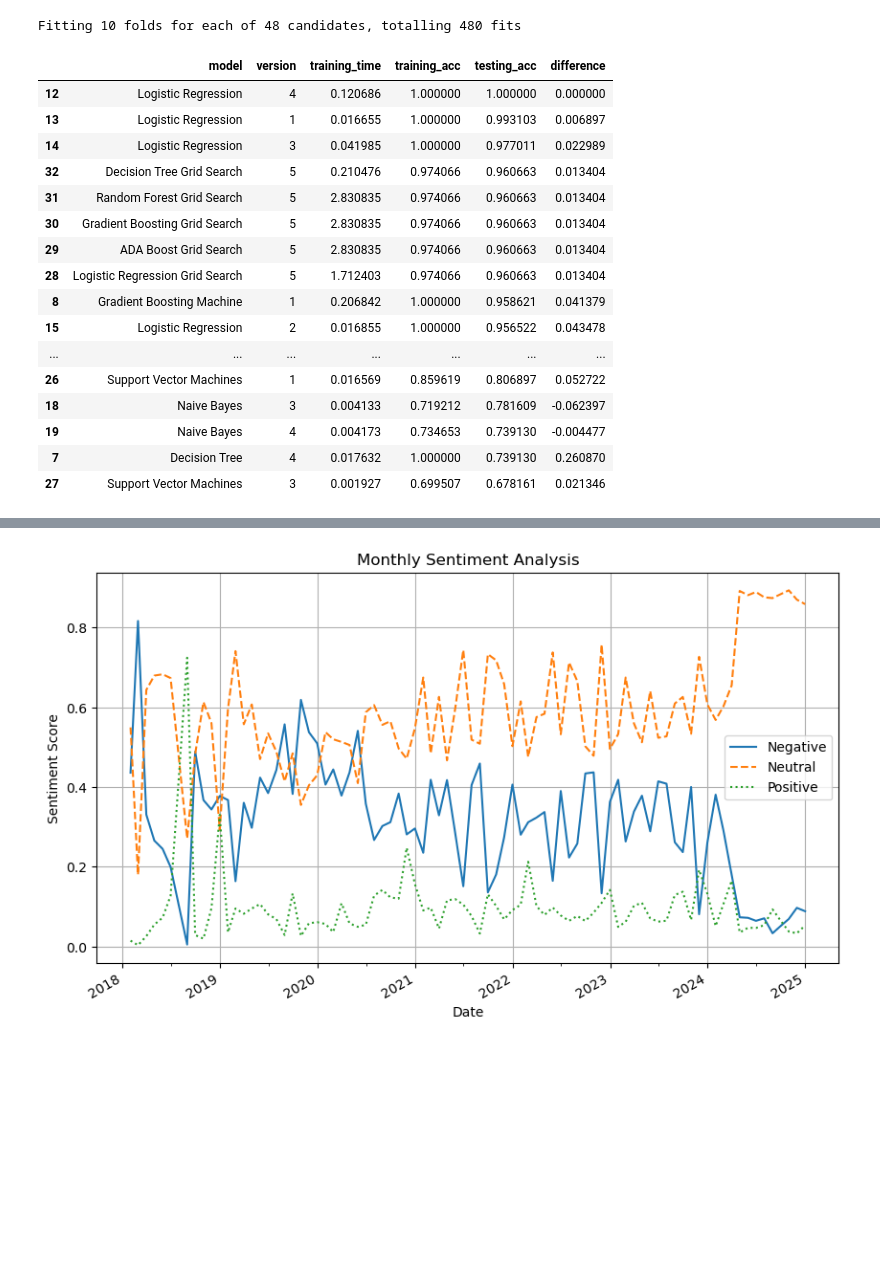
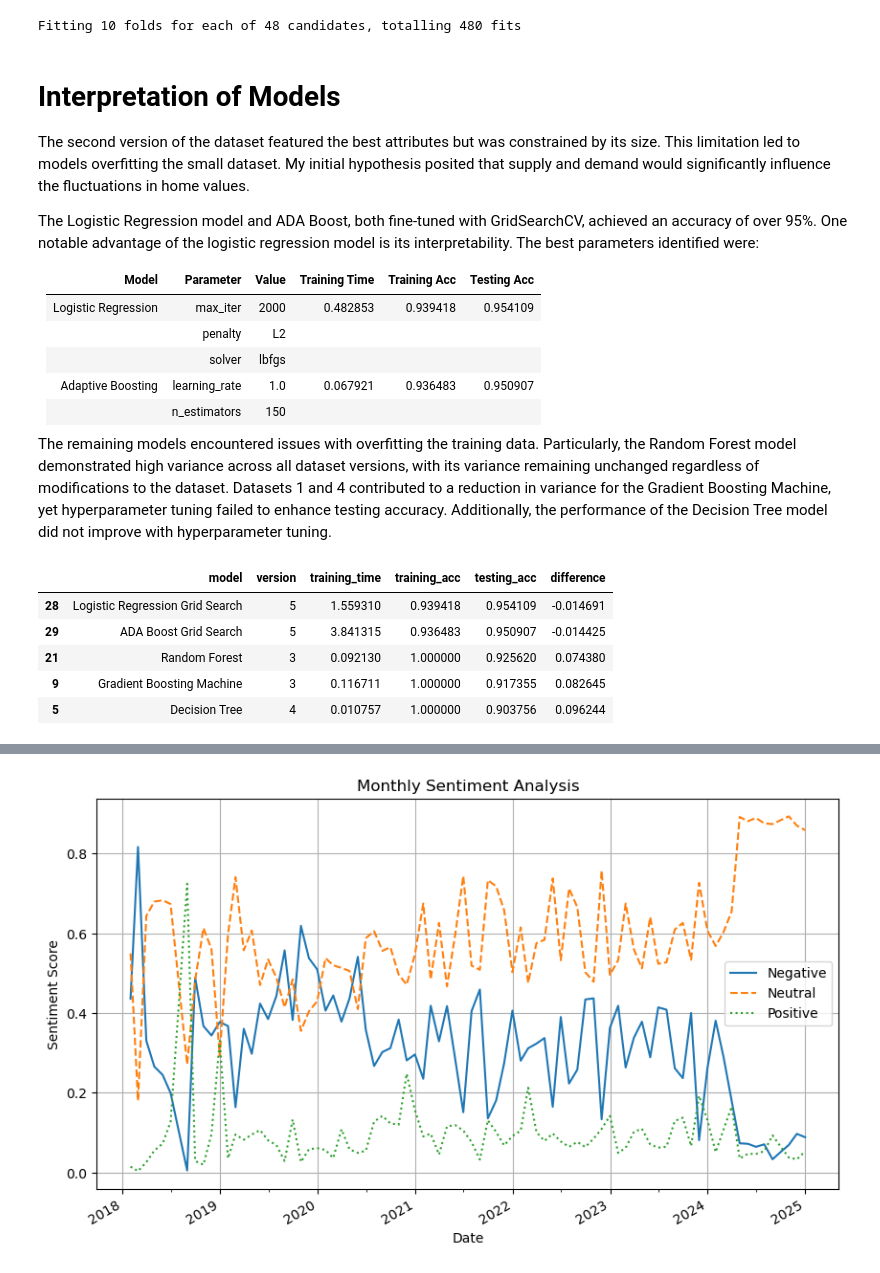
Before and after one commit to teemak/capstone, a Jupyter notebook: 7_find_best_model.ipynb, the cells around one changed output, grey strips where cells are left out. Drawn from its saved outputs; the diff is of its cells as text; code cells hidden in the pictures; blank space fills up the shorter version.

```diff
--- a/7_find_best_model.ipynb
+++ b/7_find_best_model.ipynb
@@ -161,6 +156,7 @@ df = econ_value_sentiment_df_3.copy()
 
 label_encoder = LabelEncoder()
 df['sentiment'] = label_encoder.fit_transform(df['sentiment'])
+df = df.drop(columns=['next_value']).copy()
 
 econ_value_sentiment_df_3 = df
 # %% [markdown]
@@ -183,11 +179,11 @@ econ_value_sentiment_df_3 = df
 # DO NOT MUTATE
 models_df = pd.DataFrame(columns=['model', 'version', 'training_time', 'training_acc', 'testing_acc', 'difference'])
 # %%
-df_1 = original_df.copy()               # target variable already set
-df_2 = new_haven_county_df.copy()       # need label encoder
-df_3 = econ_value_sentiment_df.copy()   # values by county (monthly units)
-df_4 = econ_value_sentiment_df_2.copy() # weekly units (home values, economic indicators, news headline sentiment)
-df_5 = econ_value_sentiment_df_3.copy() # weekly units (home values, economic indicators, news headline sentiment) - target new haven prices with increase columns removed
+df_1 = baseline_df.copy()
+df_2 = new_haven_county_df.copy()
+df_3 = econ_value_sentiment_df.copy()
+df_4 = econ_value_sentiment_df_2.copy()
+df_5 = econ_value_sentiment_df_3.copy()
 
 df = df_1
 version = 1
@@ -205,6 +201,10 @@ target = 'increase'
 X = df.drop(columns=[target]).copy()
 y = df[target]
 
+if version > 1:
+    oversampler = RandomOverSampler(sampling_strategy=1)
+    X, y = oversampler.fit_resample(X, y)
+
 X_train, X_test, y_train, y_test = train_test_split(X, y, test_size=test_size, random_state=42)
 # %% [markdown]
 ## Identify Best Model
@@ -399,6 +400,9 @@ target = 'increase'
 X = df.drop(columns=[target]).copy()
 y = df[target]
 
+oversampler = RandomOverSampler(sampling_strategy=1)
+X, y = oversampler.fit_resample(X, y)
+
 X_train, X_test, y_train, y_test = train_test_split(X, y, test_size=test_size, random_state=42)
 # %%
 lr = LogisticRegression()
@@ -535,24 +539,28 @@ difference = training_acc - testing_acc
 
 dt_df = pd.DataFrame({'model': model, 'version': version, 'training_time': training_time, 'training_acc': training_acc, 'testing_acc': testing_acc, 'difference': difference}, index=[0])
 models_df = pd.concat([models_df, dt_df], ignore_index=True)
+# %% [markdown]
+# Interpretation of Models
+The second version of the dataset featured the best attributes but was constrained by its size. This limitation led to models overfitting the small dataset. My initial hypothesis posited that supply and demand would significantly influence the fluctuations in home values.
+
+The Logistic Regression model and ADA Boost, both fine-tuned with GridSearchCV, achieved an accuracy of over 95%. One notable advantage of the logistic regression model is its interpretability. The best parameters identified were:
+
+| Model               | Parameter     | Value  | Training Time | Training Acc | Testing Acc |
+| ------------------- |---------------|--------|---------------| -------------|-------------|
+| Logistic Regression | max_iter      | 2000   | 0.482853      | 0.939418     | 0.954109    |
+|                     | penalty       | L2     |               |              |             |
+|                     | solver        | lbfgs  |               |              |             |
+| Adaptive Boosting   | learning_rate | 1.0    | 0.067921      | 0.936483     | 0.950907    |
+|                     | n_estimators  | 150    |
+
+The remaining models encountered issues with overfitting the training data. Particularly, the Random Forest model demonstrated high variance across all dataset versions, with its variance remaining unchanged regardless of modifications to the dataset. Datasets 1 and 4 contributed to a reduction in variance for the Gradient Boosting Machine, yet hyperparameter tuning failed to enhance testing accuracy. Additionally, the performance of the Decision Tree model did not improve with hyperparameter tuning.
 # %%
-models_df = models_df.sort_values(by=['testing_acc'], ascending=[False])
-models_df
+no_v2 = models_df[models_df['version'] != 2]
+no_v2.sort_values(by=['testing_acc'], ascending=[False]).head(5)
 # %% [output]
 |  | model | version | training_time | training_acc | testing_acc | difference |
-| 12 | Logistic Regression | 4 | 0.120686 | 1.000000 | 1.000000 | 0.000000 |
-| 13 | Logistic Regression | 1 | 0.016655 | 1.000000 | 0.993103 | 0.006897 |
-| 14 | Logistic Regression | 3 | 0.041985 | 1.000000 | 0.977011 | 0.022989 |
-| 32 | Decision Tree Grid Search | 5 | 0.210476 | 0.974066 | 0.960663 | 0.013404 |
-| 31 | Random Forest Grid Search | 5 | 2.830835 | 0.974066 | 0.960663 | 0.013404 |
-| 30 | Gradient Boosting Grid Search | 5 | 2.830835 | 0.974066 | 0.960663 | 0.013404 |
-| 29 | ADA Boost Grid Search | 5 | 2.830835 | 0.974066 | 0.960663 | 0.013404 |
-| 28 | Logistic Regression Grid Search | 5 | 1.712403 | 0.974066 | 0.960663 | 0.013404 |
-| 8 | Gradient Boosting Machine | 1 | 0.206842 | 1.000000 | 0.958621 | 0.041379 |
-| 15 | Logistic Regression | 2 | 0.016855 | 1.000000 | 0.956522 | 0.043478 |
-| ... | ... | ... | ... | ... | ... | ... |
-| 26 | Support Vector Machines | 1 | 0.016569 | 0.859619 | 0.806897 | 0.052722 |
-| 18 | Naive Bayes | 3 | 0.004133 | 0.719212 | 0.781609 | -0.062397 |
-| 19 | Naive Bayes | 4 | 0.004173 | 0.734653 | 0.739130 | -0.004477 |
-| 7 | Decision Tree | 4 | 0.017632 | 1.000000 | 0.739130 | 0.260870 |
-| 27 | Support Vector Machines | 3 | 0.001927 | 0.699507 | 0.678161 | 0.021346 |
+| 28 | Logistic Regression Grid Search | 5 | 1.559310 | 0.939418 | 0.954109 | -0.014691 |
+| 29 | ADA Boost Grid Search | 5 | 3.841315 | 0.936483 | 0.950907 | -0.014425 |
+| 21 | Random Forest | 3 | 0.092130 | 1.000000 | 0.925620 | 0.074380 |
+| 9 | Gradient Boosting Machine | 3 | 0.116711 | 1.000000 | 0.917355 | 0.082645 |
+| 5 | Decision Tree | 4 | 0.010757 | 1.000000 | 0.903756 | 0.096244 |
```
Also changed, not shown: parts of 21 cells of this notebook.
